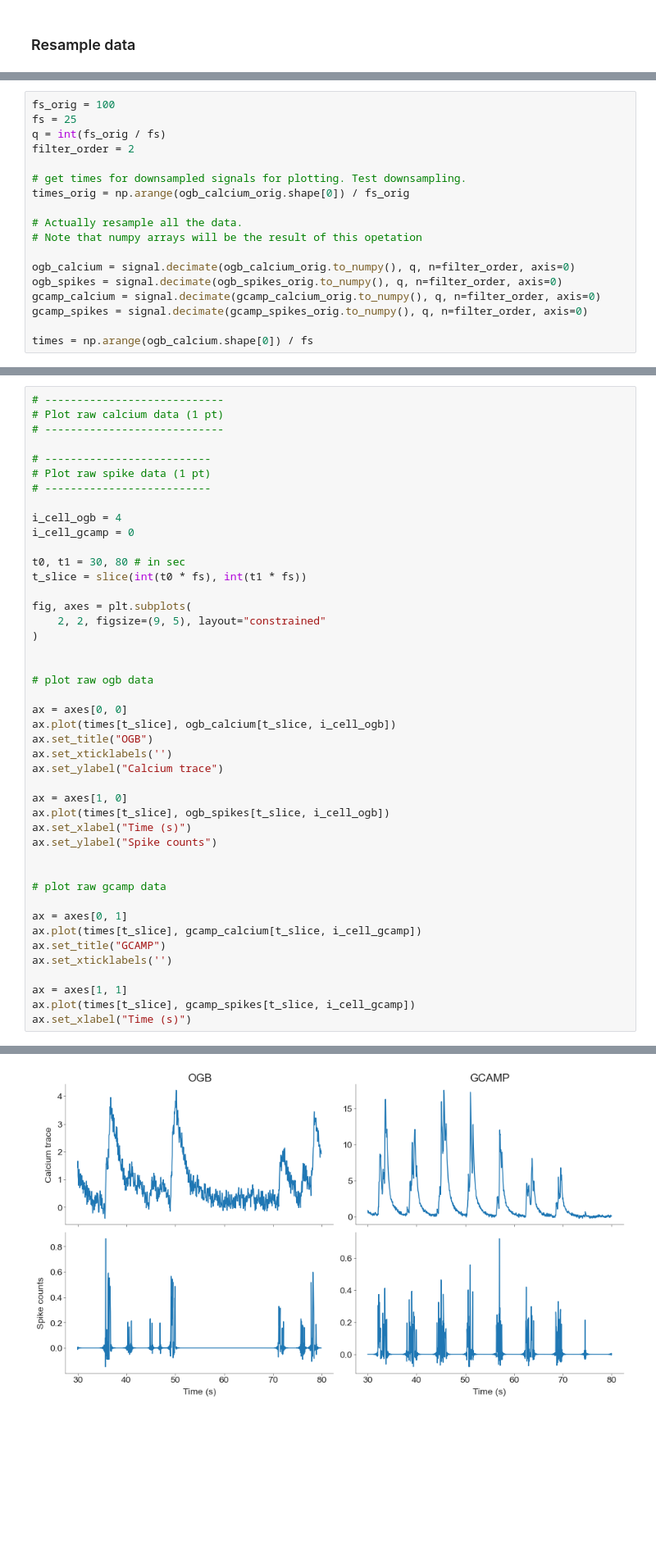
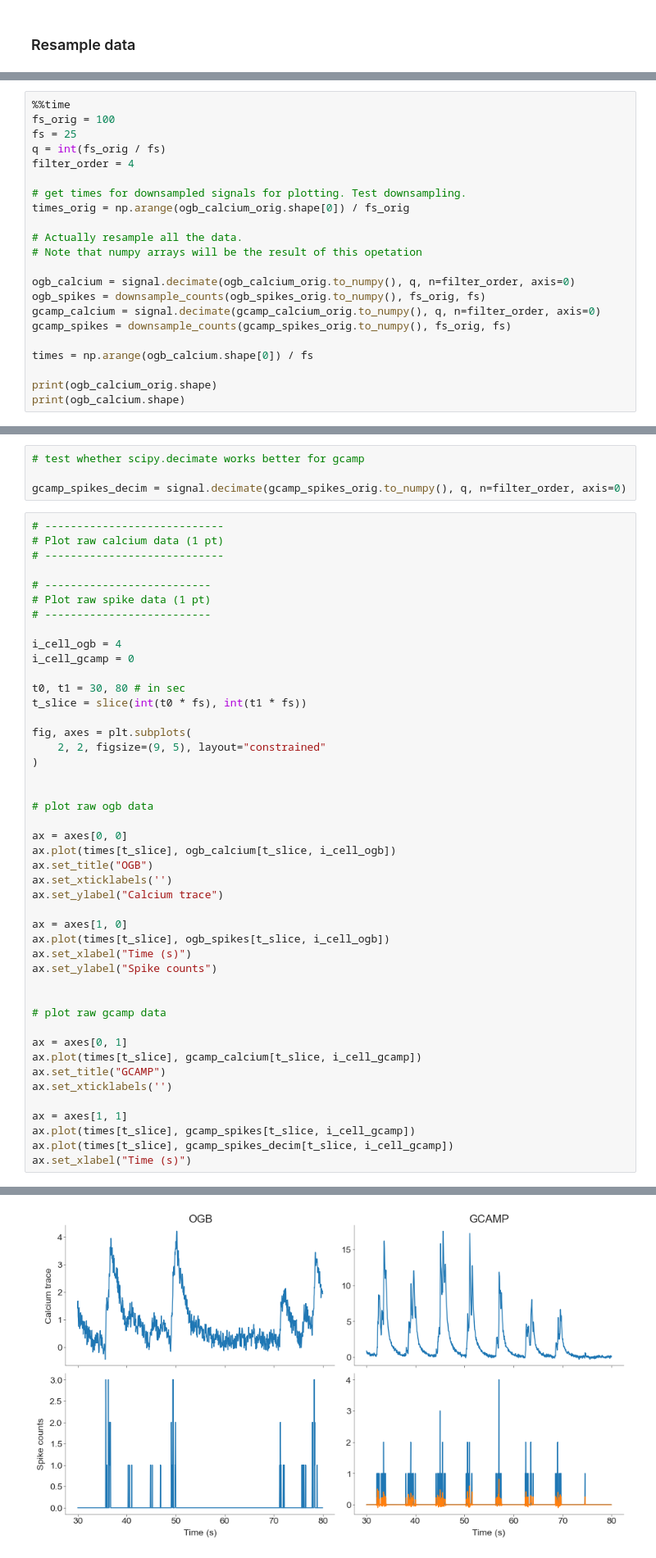
Before and after one commit to atimcenko/tu-neural-data-science, a Jupyter notebook: notebooks/CodingLab3_Alex.ipynb, the cells around one changed output, grey strips where cells are left out. Shown at 82% size. Drawn from its saved outputs; the diff is of its cells as text; blank space fills up the shorter version.

```diff
--- a/notebooks/CodingLab3_Alex.ipynb
+++ b/notebooks/CodingLab3_Alex.ipynb
@@ -79,8 +124,9 @@ ogb_calcium_orig.head()
 # %%
+%%time
 fs_orig = 100
 fs = 25
 q = int(fs_orig / fs)
-filter_order = 2
+filter_order = 4
 
 # get times for downsampled signals for plotting. Test downsampling.
 times_orig = np.arange(ogb_calcium_orig.shape[0]) / fs_orig
@@ -89,8 +135,11 @@ times_orig = np.arange(ogb_calcium_orig.shape[0]) / fs_orig
 # Note that numpy arrays will be the result of this opetation
 
 ogb_calcium = signal.decimate(ogb_calcium_orig.to_numpy(), q, n=filter_order, axis=0)
-ogb_spikes = signal.decimate(ogb_spikes_orig.to_numpy(), q, n=filter_order, axis=0)
+ogb_spikes = downsample_counts(ogb_spikes_orig.to_numpy(), fs_orig, fs)
 gcamp_calcium = signal.decimate(gcamp_calcium_orig.to_numpy(), q, n=filter_order, axis=0)
-gcamp_spikes = signal.decimate(gcamp_spikes_orig.to_numpy(), q, n=filter_order, axis=0)
+gcamp_spikes = downsample_counts(gcamp_spikes_orig.to_numpy(), fs_orig, fs)
 
 times = np.arange(ogb_calcium.shape[0]) / fs
+
+print(ogb_calcium_orig.shape)
+print(ogb_calcium.shape)
@@ -155,6 +207,10 @@ plt.legend()
 We start again by plotting the raw data - calcium and spike traces in this case. One dataset has been recorded using the synthetic calcium indicator OGB-1 at population imaging zoom (~100 cells in a field of view) and the other one using the genetically encoded indicator GCamp6f zooming in on individual cells. Plot the traces of an example cell from each dataset to show how spikes and calcium signals are related. A good example cell for the OGB-dataset is cell 5. For the CGamp-dataset a good example is cell 6. Zoom in on a small segment of tens of seconds and offset the traces such that a valid comparison is possible.
 
 *Grading: 2 pts*
+# %%
+# test whether scipy.decimate works better for gcamp
+
+gcamp_spikes_decim = signal.decimate(gcamp_spikes_orig.to_numpy(), q, n=filter_order, axis=0)
 # %%
 # ----------------------------
 # Plot raw calcium data (1 pt)
@@ -174,31 +230,32 @@ fig, axes = plt.subplots(
     2, 2, figsize=(9, 5), layout="constrained"
 )
 
 
 # plot raw ogb data
 
 ax = axes[0, 0]
 ax.plot(times[t_slice], ogb_calcium[t_slice, i_cell_ogb])
 ax.set_title("OGB")
 ax.set_xticklabels('')
 ax.set_ylabel("Calcium trace")
 
 ax = axes[1, 0]
 ax.plot(times[t_slice], ogb_spikes[t_slice, i_cell_ogb])
 ax.set_xlabel("Time (s)")
 ax.set_ylabel("Spike counts")
 
 
 # plot raw gcamp data
 
 ax = axes[0, 1]
 ax.plot(times[t_slice], gcamp_calcium[t_slice, i_cell_gcamp])
 ax.set_title("GCAMP")
 ax.set_xticklabels('')
 
 ax = axes[1, 1]
 ax.plot(times[t_slice], gcamp_spikes[t_slice, i_cell_gcamp])
+ax.plot(times[t_slice], gcamp_spikes_decim[t_slice, i_cell_gcamp])
 ax.set_xlabel("Time (s)")
 # %% [output]
 Text(0.5, 0, 'Time (s)')
-[figure, old version]
+[figure, new version]
```
Also changed, not shown: parts of 21 cells of this notebook, 1 other file.
